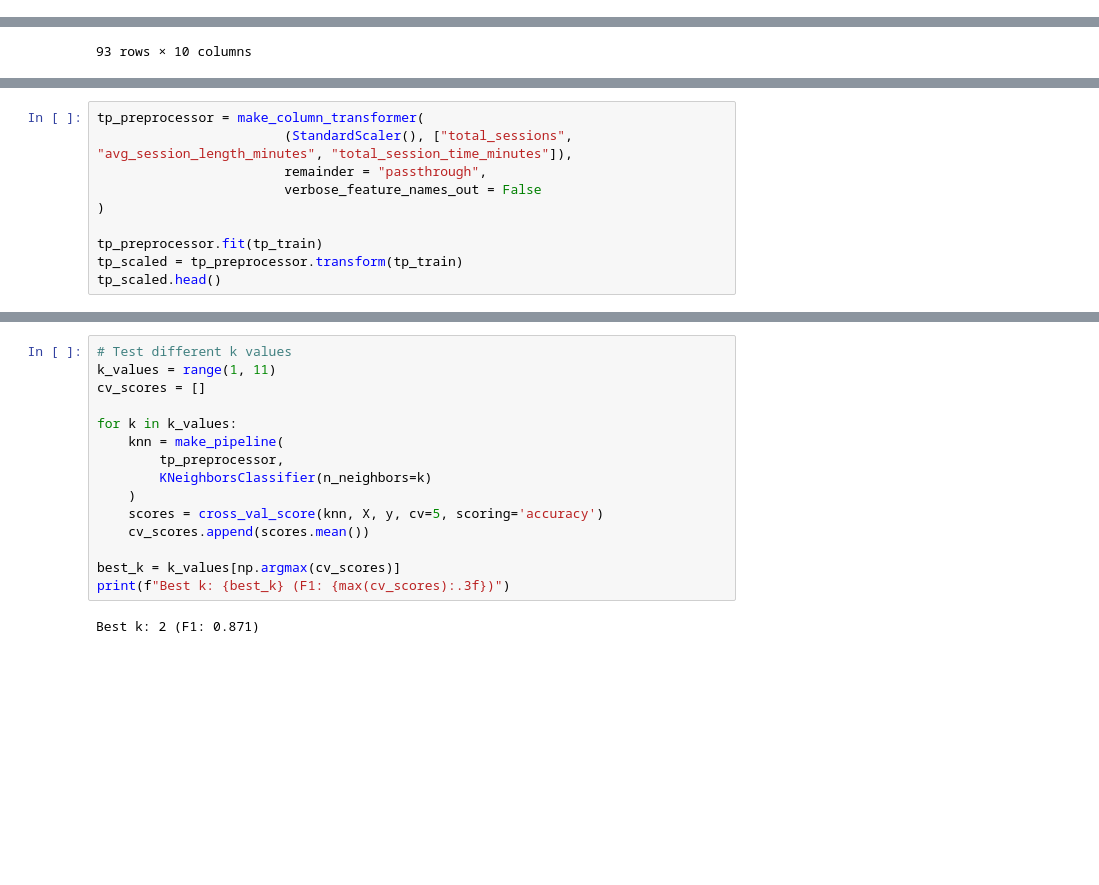
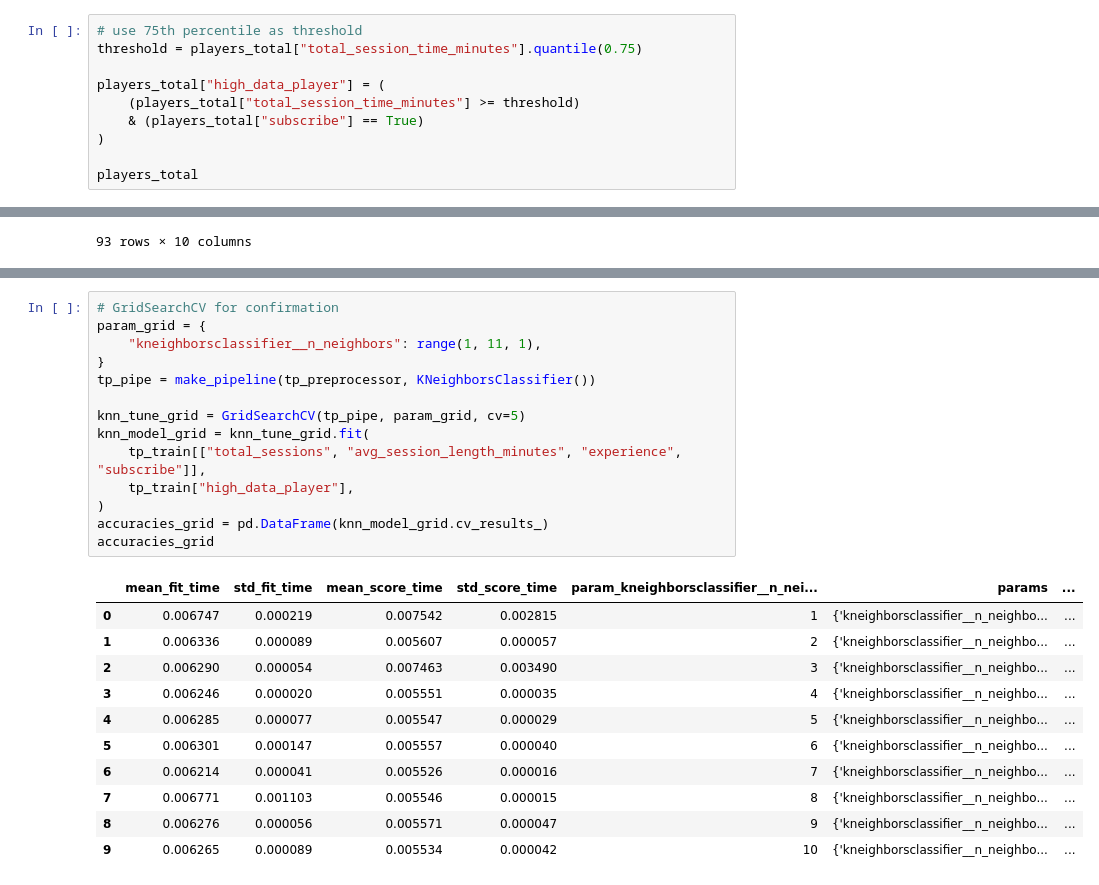
Before and after one commit to TemirlanN-dev/dsci-100-2025w1-group-30, a Jupyter notebook: final_report.ipynb, the cells around one changed output, grey strips where cells are left out. Cells and saved outputs as stored; diff of their text form; blank space fills up the shorter version.

```diff
--- a/final_report.ipynb
+++ b/final_report.ipynb
@@ -203,0 +207,10 @@ corr_table
+# %%
+# use 75th percentile as threshold
+threshold = players_total["total_session_time_minutes"].quantile(0.75)
+
+players_total["high_data_player"] = (
+    (players_total["total_session_time_minutes"] >= threshold)
+    & (players_total["subscribe"] == True)
+)
+
+players_total
@@ -246,10 +287,0 @@ Pipeline(steps=[('columntransformer',
-# %%
-tp_preprocessor = make_column_transformer(
-                        (StandardScaler(), ["total_sessions", "avg_session_length_minutes", "total_session_time_minutes"]),
-                        remainder = "passthrough",
-                        verbose_feature_names_out = False
-)
-
-tp_preprocessor.fit(tp_train)
-tp_scaled = tp_preprocessor.transform(tp_train)
-tp_scaled.head()
@@ -293,18 +318,27 @@ Mean Accuracy: 0.862 (+/- 0.193)
 # %%
-# Test different k values
-k_values = range(1, 11)
-cv_scores = []
+# GridSearchCV for confirmation
+param_grid = {
+    "kneighborsclassifier__n_neighbors": range(1, 11, 1),
+}
+tp_pipe = make_pipeline(tp_preprocessor, KNeighborsClassifier())
 
-for k in k_values:
-    knn = make_pipeline(
-        tp_preprocessor,
-        KNeighborsClassifier(n_neighbors=k)
-    )
-    scores = cross_val_score(knn, X, y, cv=5, scoring='accuracy')
-    cv_scores.append(scores.mean())
-
-best_k = k_values[np.argmax(cv_scores)]
-print(f"Best k: {best_k} (F1: {max(cv_scores):.3f})")
+knn_tune_grid = GridSearchCV(tp_pipe, param_grid, cv=5)
+knn_model_grid = knn_tune_grid.fit(
+    tp_train[["total_sessions", "avg_session_length_minutes", "experience", "subscribe"]],
+    tp_train["high_data_player"],
+)
+accuracies_grid = pd.DataFrame(knn_model_grid.cv_results_)
+accuracies_grid
 # %% [output]
-Best k: 2 (F1: 0.871)
+|  | mean_fit_time | std_fit_time | mean_score_time | std_score_time | param_kneighborsclassifier__n_nei... | params | ... |
+| 0 | 0.006747 | 0.000219 | 0.007542 | 0.002815 | 1 | {'kneighborsclassifier__n_neighbo... | ... |
+| 1 | 0.006336 | 0.000089 | 0.005607 | 0.000057 | 2 | {'kneighborsclassifier__n_neighbo... | ... |
+| 2 | 0.006290 | 0.000054 | 0.007463 | 0.003490 | 3 | {'kneighborsclassifier__n_neighbo... | ... |
+| 3 | 0.006246 | 0.000020 | 0.005551 | 0.000035 | 4 | {'kneighborsclassifier__n_neighbo... | ... |
+| 4 | 0.006285 | 0.000077 | 0.005547 | 0.000029 | 5 | {'kneighborsclassifier__n_neighbo... | ... |
+| 5 | 0.006301 | 0.000147 | 0.005557 | 0.000040 | 6 | {'kneighborsclassifier__n_neighbo... | ... |
+| 6 | 0.006214 | 0.000041 | 0.005526 | 0.000016 | 7 | {'kneighborsclassifier__n_neighbo... | ... |
+| 7 | 0.006771 | 0.001103 | 0.005546 | 0.000015 | 8 | {'kneighborsclassifier__n_neighbo... | ... |
+| 8 | 0.006276 | 0.000056 | 0.005571 | 0.000047 | 9 | {'kneighborsclassifier__n_neighbo... | ... |
+| 9 | 0.006265 | 0.000089 | 0.005534 | 0.000042 | 10 | {'kneighborsclassifier__n_neighbo... | ... |
 # %%
```
Also changed, not shown: parts of 36 cells of this notebook.
